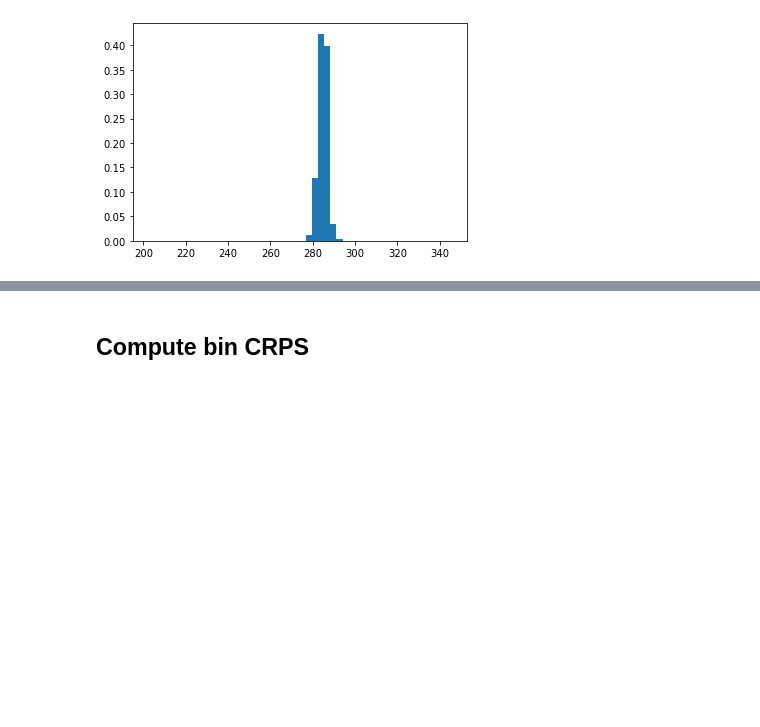
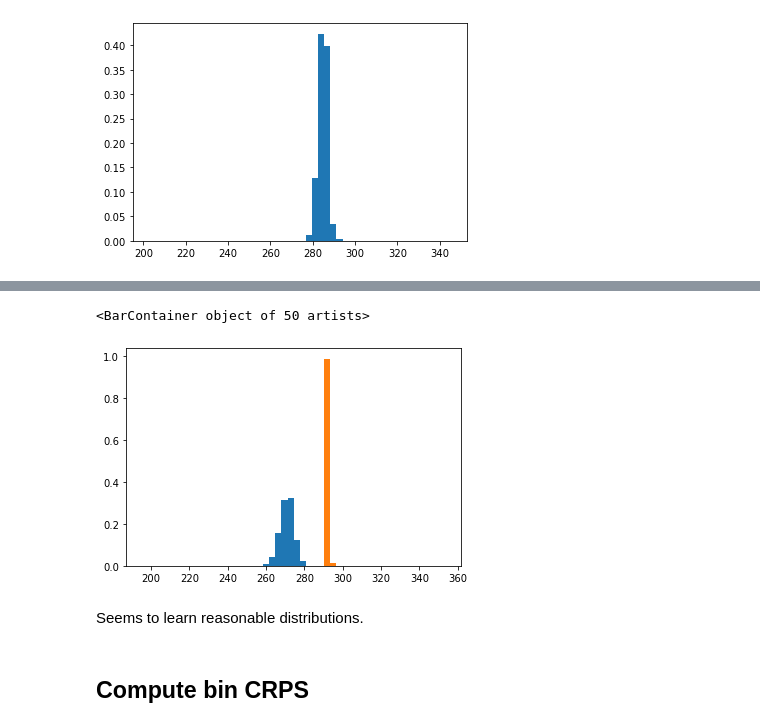
Before and after one commit to sagar-garg/WeatherBench, a Jupyter notebook: nbs_probabilistic/07.1- Categorical Forecast Implementation-SR.ipynb, the cells around one changed output, grey strips where cells are left out. Cells and saved outputs as stored; diff of their text form; code cells hidden in the pictures; blank space fills up the shorter version.

```diff
--- a/nbs_probabilistic/07.1- Categorical Forecast Implementation-SR.ipynb
+++ b/nbs_probabilistic/07.1- Categorical Forecast Implementation-SR.ipynb
@@ -164,3 +241,11 @@ plt.bar(preds.t.mid_points, preds.t.isel(time=0, lat=10, lon=10), width=preds.t.
+# %%
+plt.bar(preds.t.mid_points, preds.t.isel(time=0).sel(lat=50, lon=300, method='nearest'), preds.t.bin_width)
+plt.bar(preds.t.mid_points, preds.t.isel(time=0).sel(lat=0, lon=150, method='nearest'), preds.t.bin_width)
+# %% [output]
+<BarContainer object of 50 artists>
+[figure, added]
+# %% [markdown]
+Seems to learn reasonable distributions.
 # %% [markdown]
 ## Compute bin CRPS
 # %%
```
Also changed, not shown: parts of 38 cells of this notebook, 2 other files.
